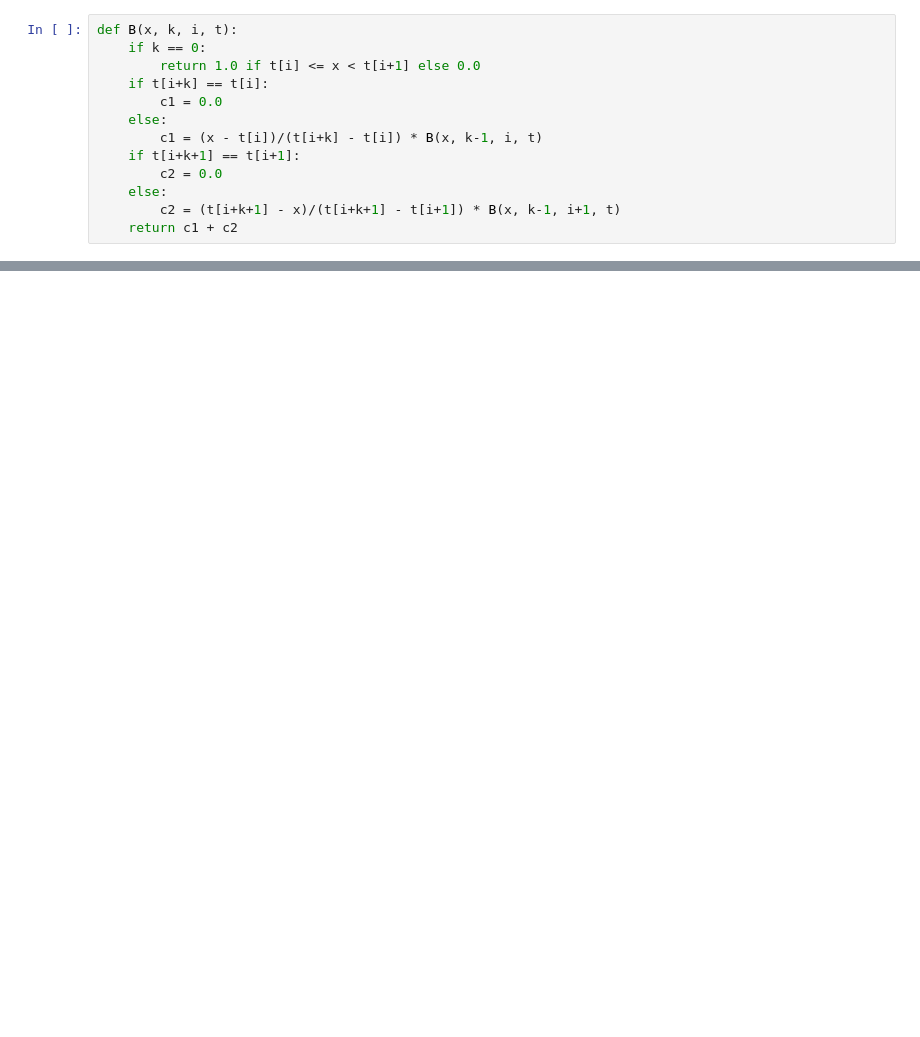
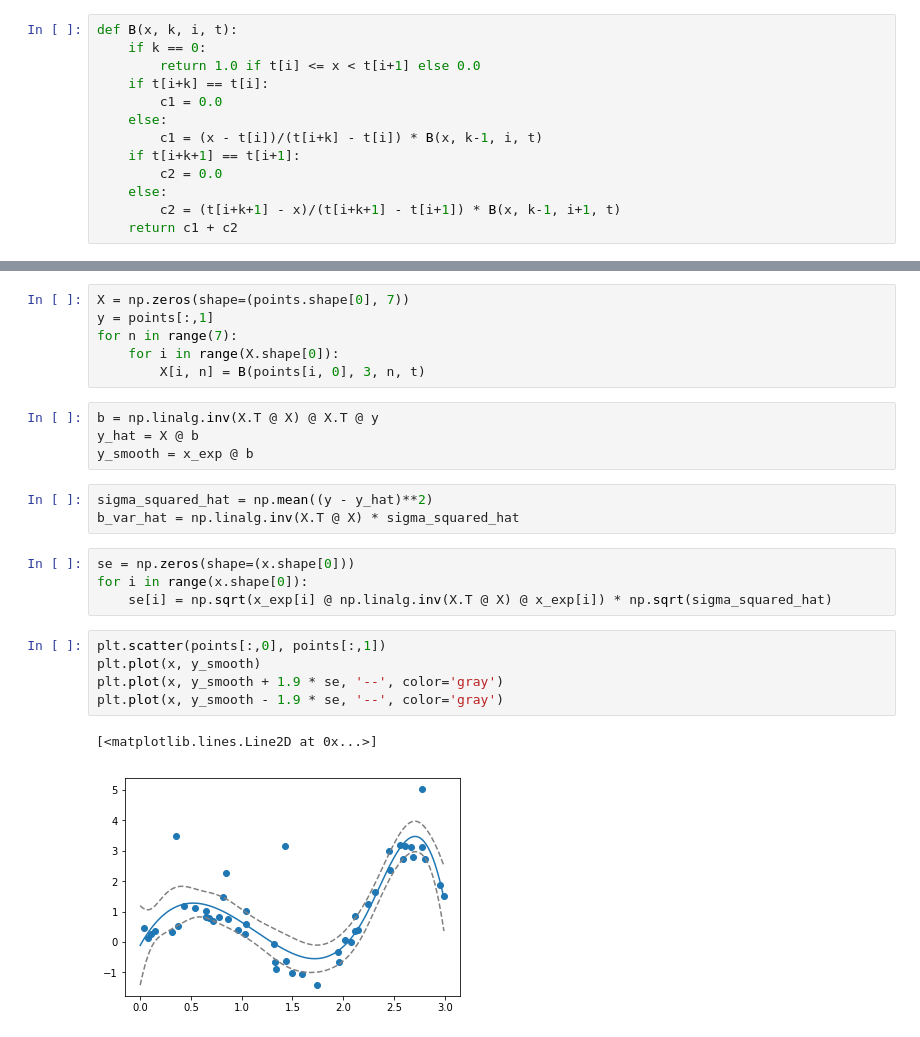
Before and after one commit to empathy87/The-Elements-of-Statistical-Learning-Python-Notebooks, a Jupyter notebook: 8 Model Inference and Averaging/2 The Bootstrap and Maximum Likelihood Methods.ipynb, the cells around one changed output, grey strips where cells are left out. Drawn from its saved outputs; the diff is of its cells as text; blank space fills up the shorter version.

```diff
--- a/8 Model Inference and Averaging/2 The Bootstrap and Maximum Likelihood Methods.ipynb
+++ b/8 Model Inference and Averaging/2 The Bootstrap and Maximum Likelihood Methods.ipynb
@@ -44,0 +49,25 @@ plt.scatter(points[:,0], -points[:,1])
+# %%
+X = np.zeros(shape=(points.shape[0], 7))
+y = points[:,1]
+for n in range(7):
+    for i in range(X.shape[0]):
+        X[i, n] = B(points[i, 0], 3, n, t)
+# %%
+b = np.linalg.inv(X.T @ X) @ X.T @ y
+y_hat = X @ b
+y_smooth = x_exp @ b
+# %%
+sigma_squared_hat = np.mean((y - y_hat)**2)
+b_var_hat = np.linalg.inv(X.T @ X) * sigma_squared_hat
+# %%
+se = np.zeros(shape=(x.shape[0]))
+for i in range(x.shape[0]):
+    se[i] = np.sqrt(x_exp[i] @ np.linalg.inv(X.T @ X) @ x_exp[i]) * np.sqrt(sigma_squared_hat)
+# %%
+plt.scatter(points[:,0], points[:,1])
+plt.plot(x, y_smooth)
+plt.plot(x, y_smooth + 1.9 * se, '--', color='gray')
+plt.plot(x, y_smooth - 1.9 * se, '--', color='gray')
+# %% [output]
+[<matplotlib.lines.Line2D at 0x...>]
+[figure, added]
```
Also changed, not shown: parts of 5 cells of this notebook.
